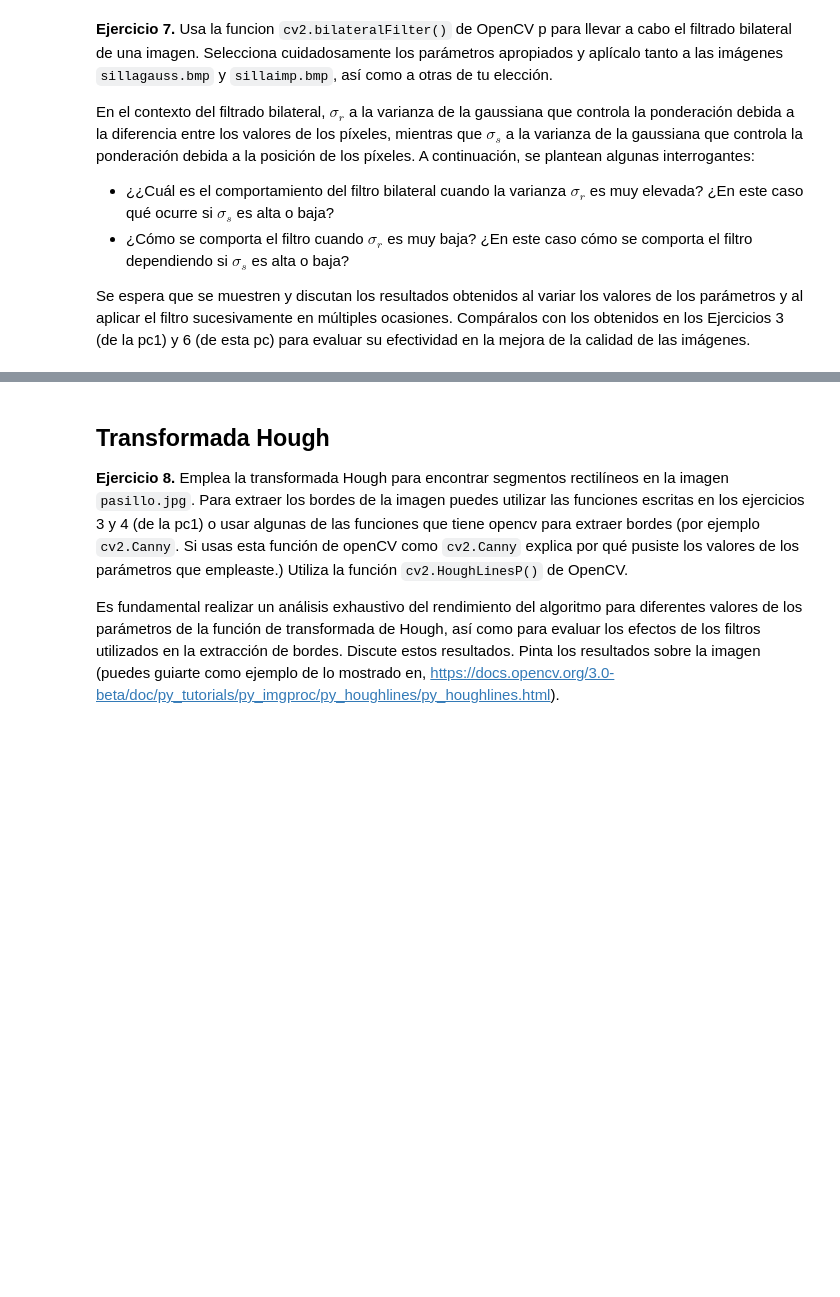
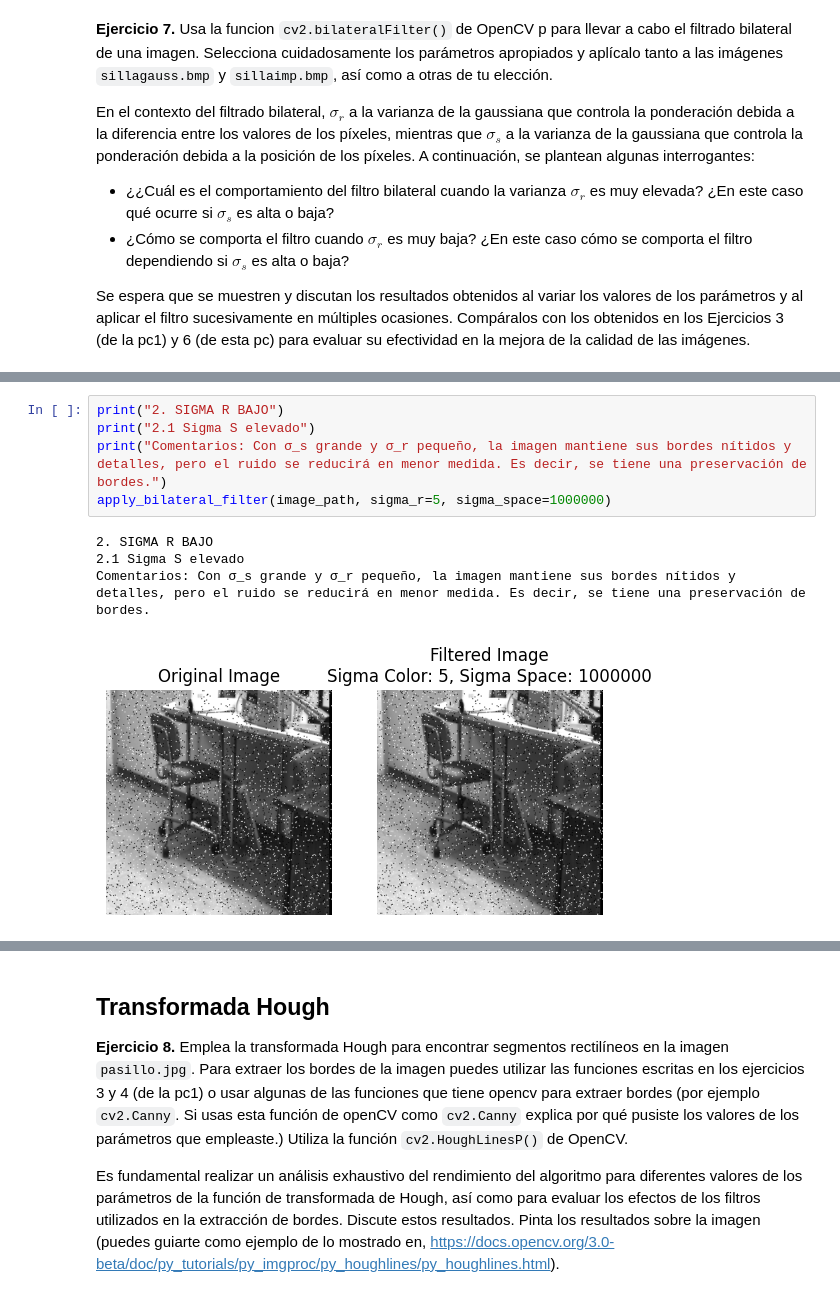
Before and after one commit to luber2000/ia-pc2, a Jupyter notebook: pc22023iiv1_3.ipynb, the cells around one changed output, grey strips where cells are left out. Drawn from its saved outputs; the diff is of its cells as text; blank space fills up the shorter version.

```diff
--- a/pc22023iiv1_3.ipynb
+++ b/pc22023iiv1_3.ipynb
@@ -97,0 +164,10 @@ Se espera que se muestren y discutan los resultados obtenidos al variar los valo
+# %%
+print("2. SIGMA R BAJO")
+print("2.1 Sigma S elevado")
+print("Comentarios: Con σ_s grande y σ_r pequeño, la imagen mantiene sus bordes nítidos y detalles, pero el ruido se reducirá en menor medida. Es decir, se tiene una preservación de bordes.")
+apply_bilateral_filter(image_path, sigma_r=5, sigma_space=1000000)
+# %% [output]
+2. SIGMA R BAJO
+2.1 Sigma S elevado
+Comentarios: Con σ_s grande y σ_r pequeño, la imagen mantiene sus bordes nítidos y detalles, pero el ruido se reducirá en menor medida. Es decir, se tiene una preservación de bordes.
+[figure, added]
```
Also changed, not shown: parts of 4 cells of this notebook.
